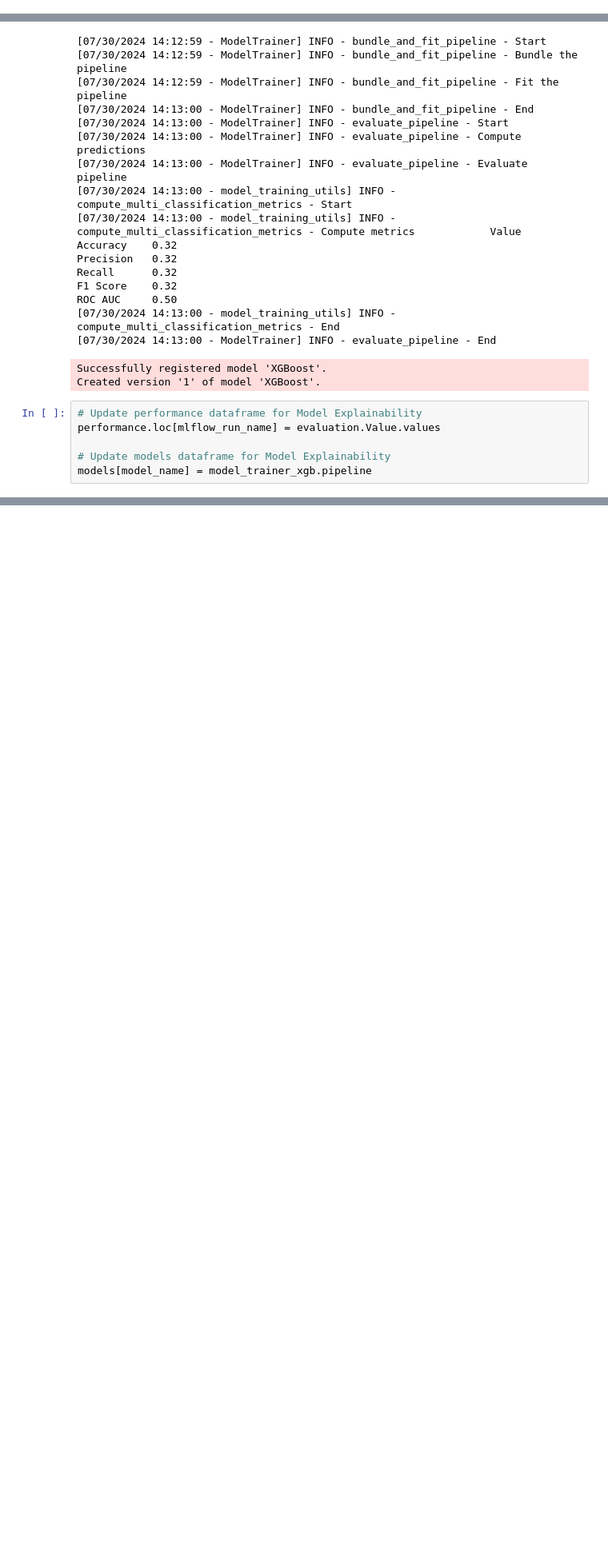
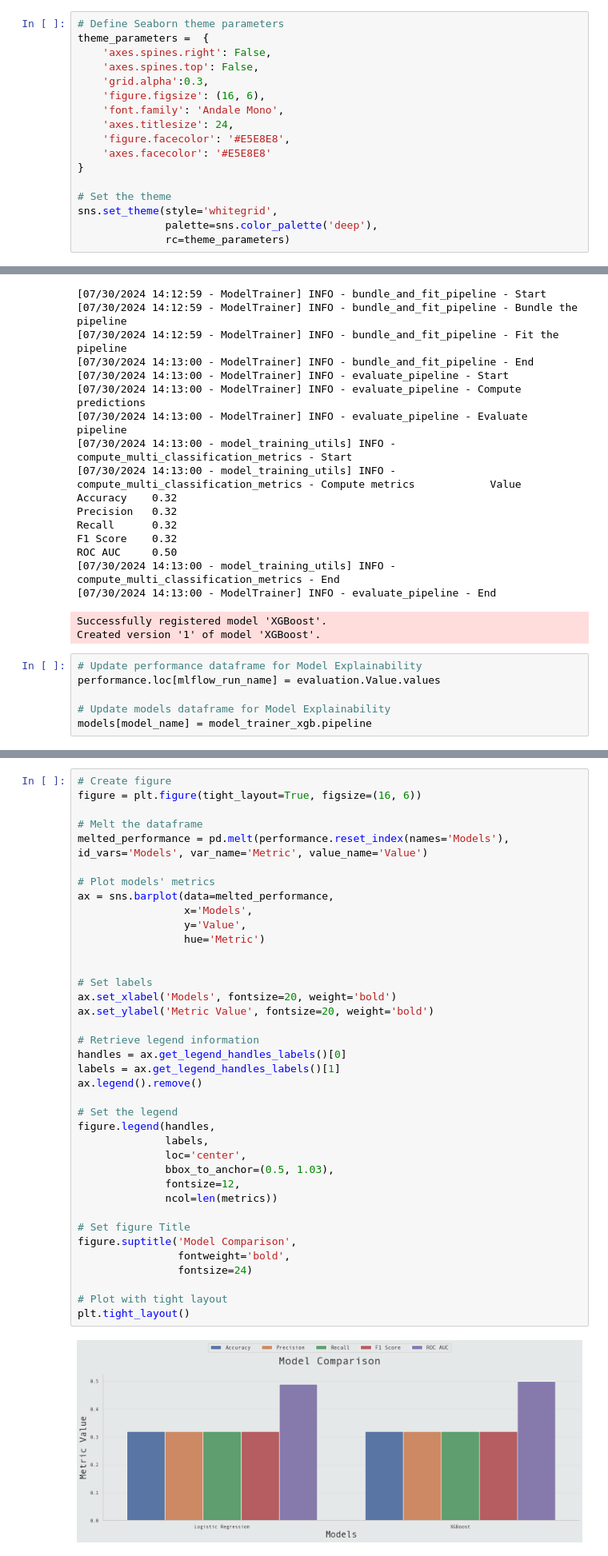
Before and after one commit to Volscente/MediBioticsAI, a Jupyter notebook: notebooks/healthcare_classification/model_training.ipynb, the cells around one changed output, grey strips where cells are left out. Shown: that part at 80% size. Drawn from its saved outputs; the diff is of its cells as text; blank space fills up the shorter version.

Commit message:
Model Comparison

```diff
--- a/notebooks/healthcare_classification/model_training.ipynb
+++ b/notebooks/healthcare_classification/model_training.ipynb
@@ -25,3 +29,20 @@ from src.model_training.model_training import ModelTrainer
+# %%
+# Define Seaborn theme parameters
+theme_parameters =  {
+    'axes.spines.right': False,
+    'axes.spines.top': False,
+    'grid.alpha':0.3,
+    'figure.figsize': (16, 6),
+    'font.family': 'Andale Mono',
+    'axes.titlesize': 24,
+    'figure.facecolor': '#E5E8E8',
+    'axes.facecolor': '#E5E8E8'
+}
+
+# Set the theme
+sns.set_theme(style='whitegrid',
+              palette=sns.color_palette('deep'),
+              rc=theme_parameters)
 # %% [markdown]
 ## Define Configurations
 # %%
@@ -308,0 +334,40 @@ models[model_name] = model_trainer_xgb.pipeline
+# %%
+# Create figure
+figure = plt.figure(tight_layout=True, figsize=(16, 6))
+
+# Melt the dataframe
+melted_performance = pd.melt(performance.reset_index(names='Models'), id_vars='Models', var_name='Metric', value_name='Value')
+
+# Plot models' metrics
+ax = sns.barplot(data=melted_performance,
+                 x='Models',
+                 y='Value',
+                 hue='Metric')
+
+
+# Set labels
+ax.set_xlabel('Models', fontsize=20, weight='bold')
+ax.set_ylabel('Metric Value', fontsize=20, weight='bold')
+
+# Retrieve legend information
+handles = ax.get_legend_handles_labels()[0]
+labels = ax.get_legend_handles_labels()[1]
+ax.legend().remove()
+
+# Set the legend
+figure.legend(handles,
+              labels,
+              loc='center',
+              bbox_to_anchor=(0.5, 1.03),
+              fontsize=12,
+              ncol=len(metrics))
+
+# Set figure Title
+figure.suptitle('Model Comparison',
+                fontweight='bold',
+                fontsize=24)
+
+# Plot with tight layout
+plt.tight_layout()
+# %% [output]
+[figure, added]
```
Also changed, not shown: parts of 4 cells of this notebook.
